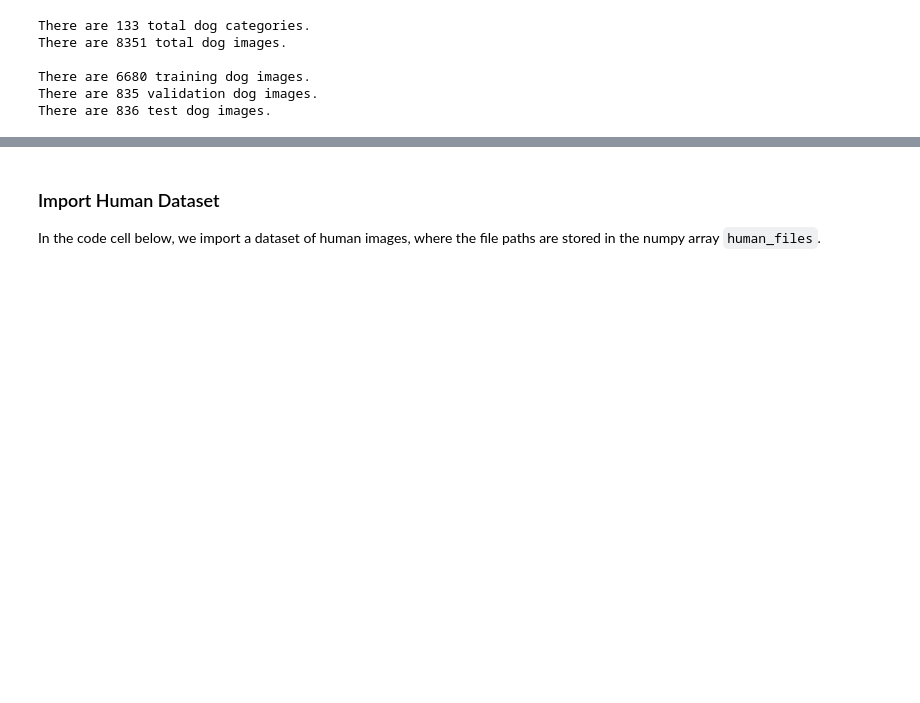
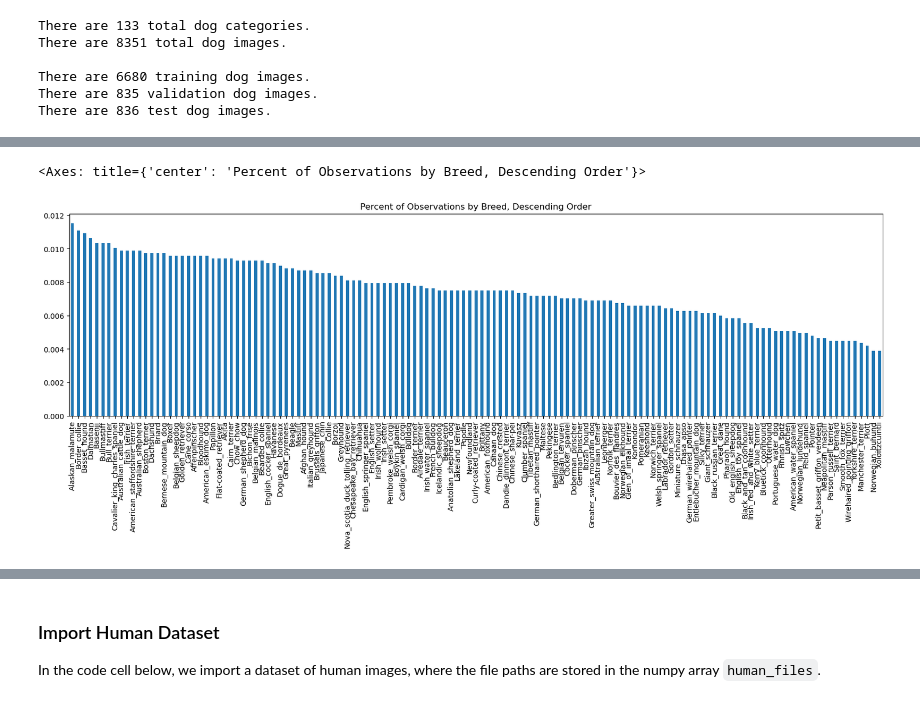
Before and after one commit to justinclarkhome/UdacityDataScienceProject4, a Jupyter notebook: dog_app.ipynb, the cells around one changed output, grey strips where cells are left out. Drawn from its saved outputs; the diff is of its cells as text; code cells hidden in the pictures; blank space fills up the shorter version.

```diff
--- a/dog_app.ipynb
+++ b/dog_app.ipynb
@@ -93,0 +109,3 @@ There are 836 test dog images.
+# %%
+breed_observations = pd.DataFrame(train_targets, columns=dog_names)
+breed_observations_pct = breed_observations.sum().div(breed_observations.sum().sum())
@@ -93,0 +134,8 @@ There are 836 test dog images.
+# %%
+breed_observations_pct.sort_values(ascending=False).plot.bar(
+    title='Percent of Observations by Breed, Descending Order',
+    figsize=(20, 5)
+)
+# %% [output]
+<Axes: title={'center': 'Percent of Observations by Breed, Descending Order'}>
+[figure, added]
```
Also changed, not shown: parts of 29 cells of this notebook, 1 other file.
